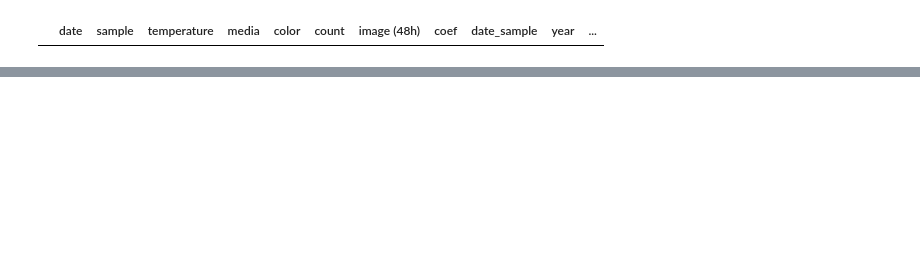
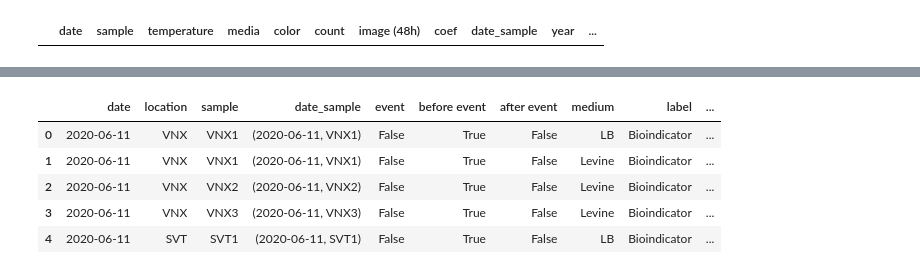
Before and after one commit to hammerdirt-analyst/qualite-deau, a Jupyter notebook: data_standardization.ipynb, the cells around one changed output, grey strips where cells are left out. Cells and saved outputs as stored; diff of their text form; code cells hidden in the pictures; blank space fills up the shorter version.

```diff
--- a/data_standardization.ipynb
+++ b/data_standardization.ipynb
@@ -210,7 +229,7 @@ bioindicators = ["Dark Blue", "Blue", "Turquoise fast", "metallic_green", "green
 coliforms = ["Pink", "pink", "purple", "med_blue"]
 other = ["Turquoise", "Turquoise slow", "other", "mauve", "fluo_other", "green"]
 
-# stddf ["label"] = stddf .color.apply(lambda x: translate_colors(x, bioindicators, coliforms, other))
+df["label"] = df.color.apply(lambda x: translate_colors(x, bioindicators, coliforms, other))
 
 def translate_media(x, media_names):
     if x in media_names.keys():
@@ -236,7 +255,7 @@ media_names =  {
 "micrology_card": "ECC"
 }
 
-# stddf ["medium"] = stddf .media.apply(lambda x: translate_media(x, media_names))
+df["medium"] = df.media.apply(lambda x: translate_media(x, media_names))
 # %% [markdown]
 # Rain fall
 # %%
@@ -268 +291,4 @@ array([2023, 2022, 2020])
+# %%
+df["date"] = pd.to_datetime(df["date"])
+df["week"] = df["date"].dt.isocalendar().week
 # %%
@@ -278,0 +318,35 @@ dropthese
+# %%
+merge_columns = [
+    "date",
+    "location",
+    "sample",
+    "date_sample",
+    "event",
+    "before event",
+    "after event",
+    "medium",
+    "label",
+    "count",
+    "coef",
+    "week",
+    "doy",
+    "year",
+    "color",
+    "image",
+
+]
+df["image"] = df["image(48h)"]
+stddf["image"] =  stddf["image (48h)"]
+df["date_sample"] = list(zip(df['date'].dt.date, df['sample']))
+# %%
+stddf["coef"] = 100
+df["coef"] = 100
+# %%
+df[merge_columns].head()
+# %% [output]
+|  | date | location | sample | date_sample | event | before event | after event | medium | label | ... |
+| 0 | 2020-06-11 | VNX | VNX1 | (2020-06-11, VNX1) | False | True | False | LB | Bioindicator | ... |
+| 1 | 2020-06-11 | VNX | VNX1 | (2020-06-11, VNX1) | False | True | False | Levine | Bioindicator | ... |
+| 2 | 2020-06-11 | VNX | VNX2 | (2020-06-11, VNX2) | False | True | False | Levine | Bioindicator | ... |
+| 3 | 2020-06-11 | VNX | VNX3 | (2020-06-11, VNX3) | False | True | False | Levine | Bioindicator | ... |
+| 4 | 2020-06-11 | SVT | SVT1 | (2020-06-11, SVT1) | False | True | False | LB | Bioindicator | ... |
```
Also changed, not shown: parts of 16 cells of this notebook, 6 other files.
